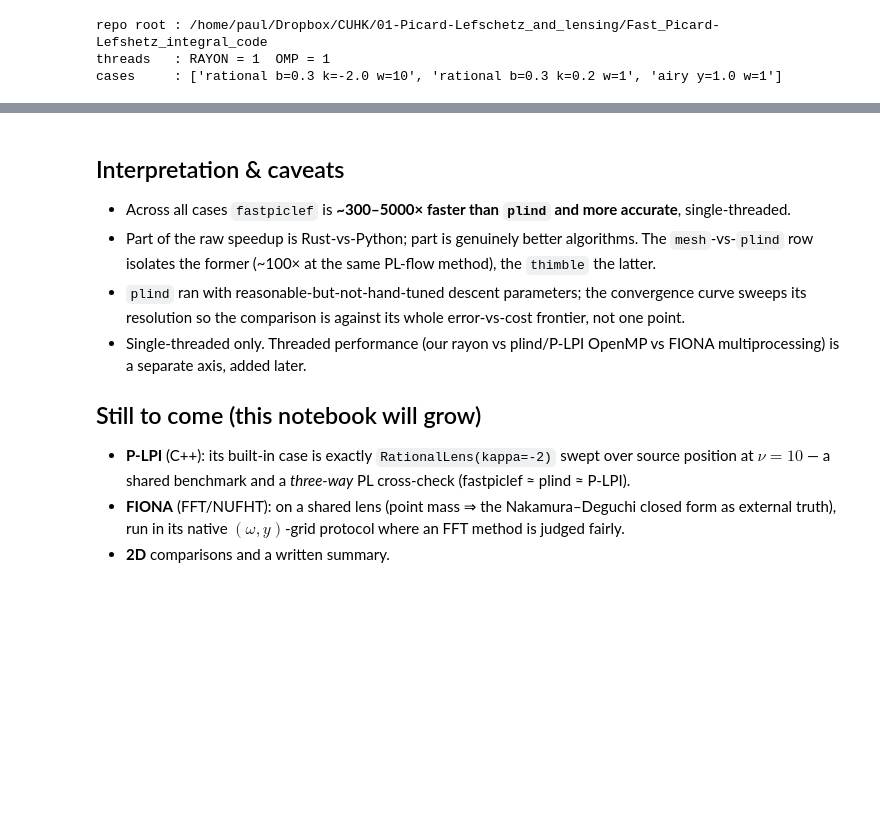
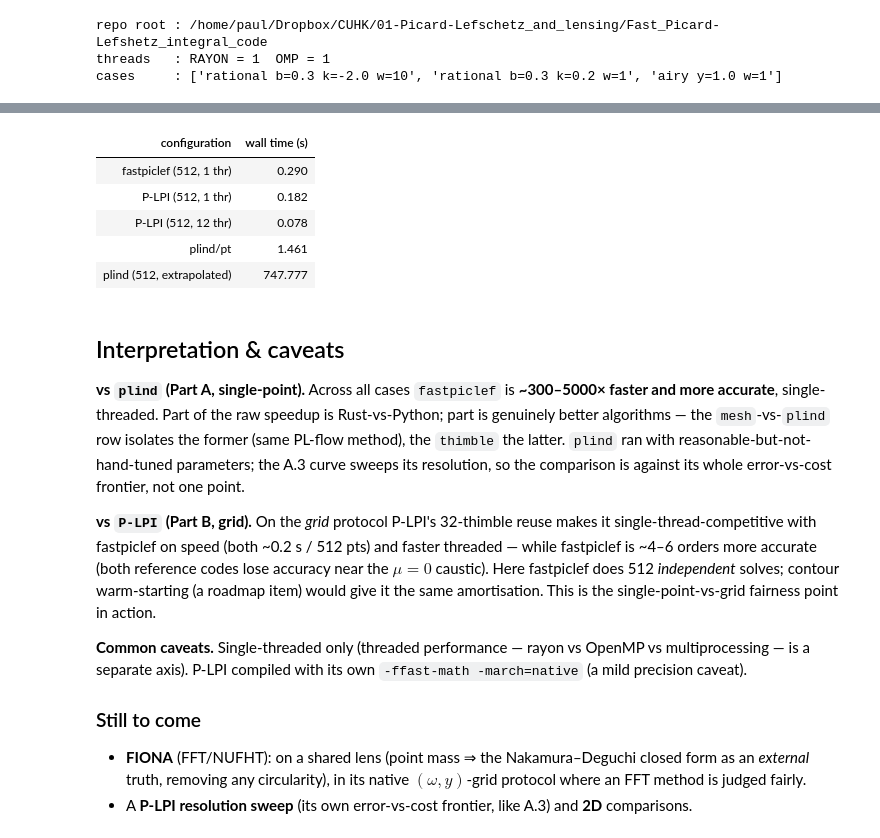
Before and after one commit to cosmoquark/fastpiclef, a Jupyter notebook: notebooks/comparison.ipynb, the cells around one changed output, grey strips where cells are left out. Drawn from its saved outputs; the diff is of its cells as text; code cells hidden in the pictures; blank space fills up the shorter version.

```diff
--- a/notebooks/comparison.ipynb
+++ b/notebooks/comparison.ipynb
@@ -134,0 +201,6 @@ total steps: 32 current time: 1.5382943964986286
+# %%
+(pd.DataFrame(res['times'].items(), columns=['configuration', 'wall time (s)'])
+    .style.format({'wall time (s)': '{:.3f}'})
+    .hide(axis='index')
+    .set_caption('B — Grid wall time, 512 source positions (single-thread unless noted)'))
+# %% [output]
@@ -135,18 +208,31 @@ total steps: 32 current time: 1.5382943964986286
+| configuration | wall time (s) |
+| fastpiclef (512, 1 thr) | 0.290 |
+| P-LPI (512, 1 thr) | 0.182 |
+| P-LPI (512, 12 thr) | 0.078 |
+| plind/pt | 1.461 |
+| plind (512, extrapolated) | 747.777 |
 # %% [markdown]
 ## Interpretation & caveats
 
-* Across all cases `fastpiclef` is **~300–5000× faster than `plind` and more accurate**, single-threaded.
-* Part of the raw speedup is Rust-vs-Python; part is genuinely better algorithms. The `mesh`-vs-`plind`
-  row isolates the former (~100× at the same PL-flow method), the `thimble` the latter.
-* `plind` ran with reasonable-but-not-hand-tuned descent parameters; the convergence curve sweeps its
-  resolution so the comparison is against its whole error-vs-cost frontier, not one point.
-* Single-threaded only. Threaded performance (our rayon vs plind/P-LPI OpenMP vs FIONA multiprocessing)
-  is a separate axis, added later.
+**vs `plind` (Part A, single-point).** Across all cases `fastpiclef` is **~300–5000× faster and more
+accurate**, single-threaded. Part of the raw speedup is Rust-vs-Python; part is genuinely better
+algorithms — the `mesh`-vs-`plind` row isolates the former (same PL-flow method), the `thimble` the
+latter. `plind` ran with reasonable-but-not-hand-tuned parameters; the A.3 curve sweeps its
+resolution, so the comparison is against its whole error-vs-cost frontier, not one point.
 
-## Still to come (this notebook will grow)
+**vs `P-LPI` (Part B, grid).** On the *grid* protocol P-LPI's 32-thimble reuse makes it
+single-thread-competitive with fastpiclef on speed (both ~0.2 s / 512 pts) and faster threaded —
+while fastpiclef is ~4–6 orders more accurate (both reference codes lose accuracy near the $\mu=0$
+caustic). Here fastpiclef does 512 *independent* solves; contour warm-starting (a roadmap item)
+would give it the same amortisation. This is the single-point-vs-grid fairness point in action.
 
-* **P-LPI** (C++): its built-in case is exactly `RationalLens(kappa=-2)` swept over source position at
-  $\nu=10$ — a shared benchmark and a *three-way* PL cross-check (fastpiclef ≈ plind ≈ P-LPI).
-* **FIONA** (FFT/NUFHT): on a shared lens (point mass ⇒ the Nakamura–Deguchi closed form as external
-  truth), run in its native $(\omega, y)$-grid protocol where an FFT method is judged fairly.
-* **2D** comparisons and a written summary.
+**Common caveats.** Single-threaded only (threaded performance — rayon vs OpenMP vs multiprocessing —
+is a separate axis). P-LPI compiled with its own `-ffast-math -march=native` (a mild precision
+caveat).
+
+### Still to come
+
+* **FIONA** (FFT/NUFHT): on a shared lens (point mass ⇒ the Nakamura–Deguchi closed form as an
+  *external* truth, removing any circularity), in its native $(\omega, y)$-grid protocol where an
+  FFT method is judged fairly.
+* A **P-LPI resolution sweep** (its own error-vs-cost frontier, like A.3) and **2D** comparisons.
```
Also changed, not shown: parts of 13 cells of this notebook, 7 other files.
